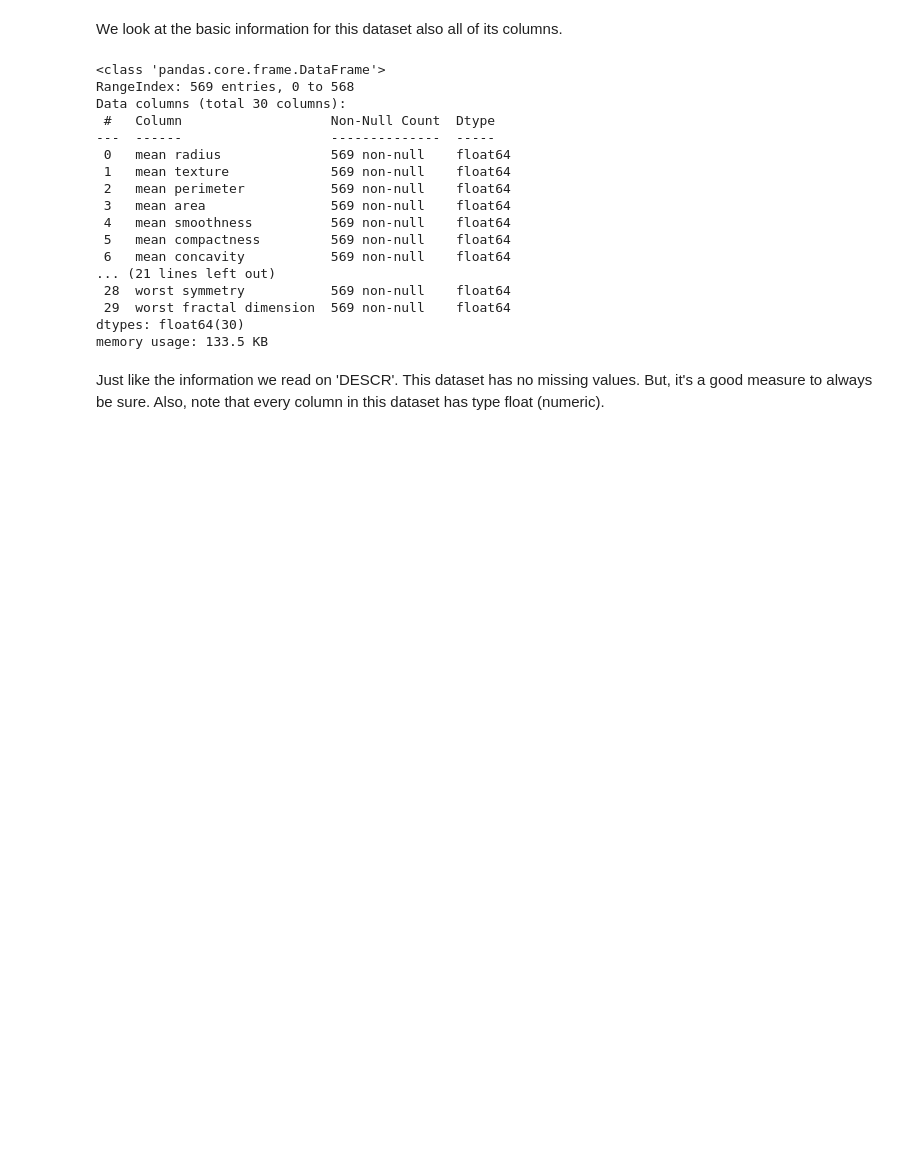
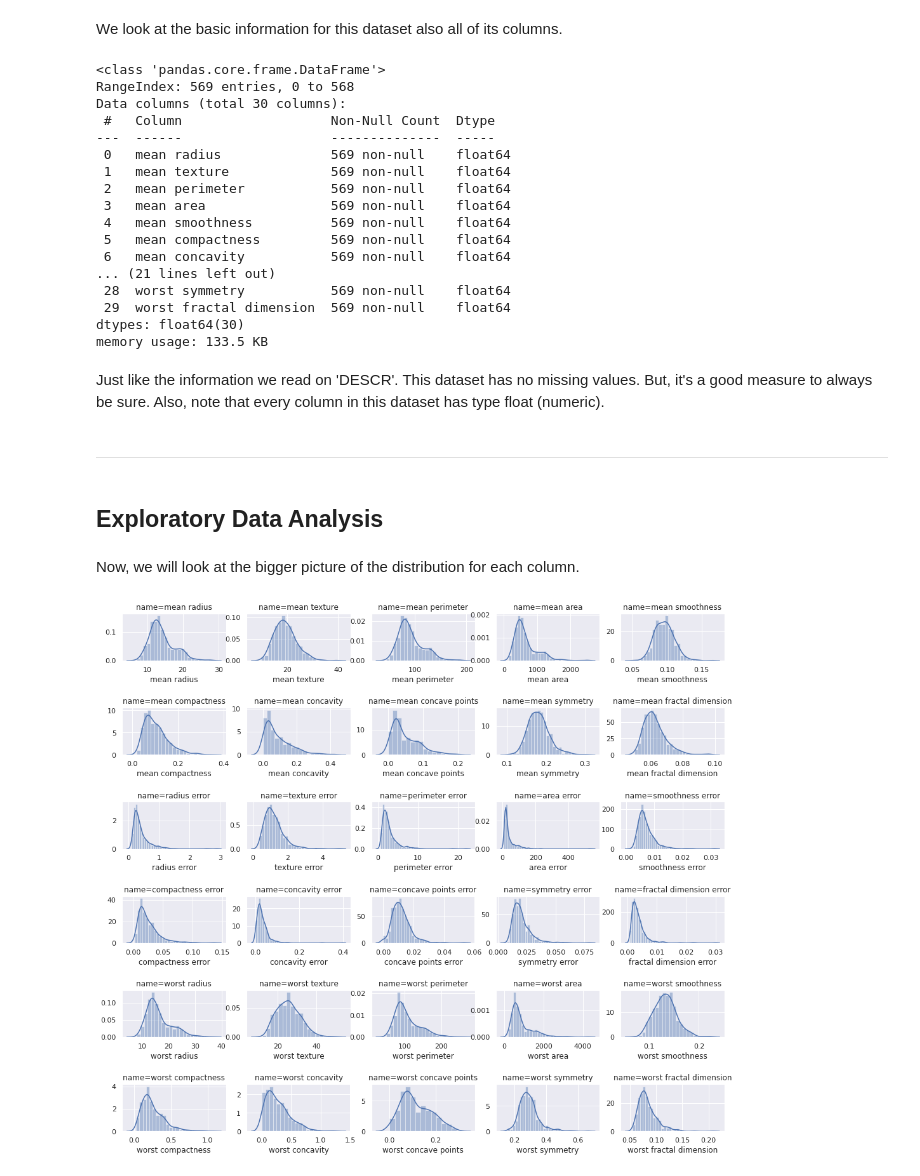
Before and after one commit to agusrichard/data-science-learning-projects, a Jupyter notebook: Breast Cancer/breast_cancer_eda.ipynb, the cells around one changed output. Cells and saved outputs as stored; diff of their text form; code cells hidden in the pictures; blank space fills up the shorter version.

Commit message:
Exploratory data analysis

```diff
--- a/Breast Cancer/breast_cancer_eda.ipynb
+++ b/Breast Cancer/breast_cancer_eda.ipynb
@@ -108,3 +108,18 @@ dtypes: float64(30)
 memory usage: 133.5 KB
 # %% [markdown]
 Just like the information we read on 'DESCR'. This dataset has no missing values. But, it's a good measure to always be sure. Also, note that every column in this dataset has type float (numeric).
+# %% [markdown]
+---
+# %% [markdown]
+## Exploratory Data Analysis
+# %% [markdown]
+Now, we will look at the bigger picture of the distribution for each column.
+# %%
+fig, axes = plt.subplots(6, 5, figsize=(17, 15))
+fig.subplots_adjust(hspace=1)
+
+for (ax, col) in zip(axes.ravel(), df.columns):
+    sns.distplot(df[col], ax=ax)
+    ax.set_title('name={}'.format(col))
+# %% [output]
+[figure, added]
```
Also changed, not shown: parts of 13 cells of this notebook.
